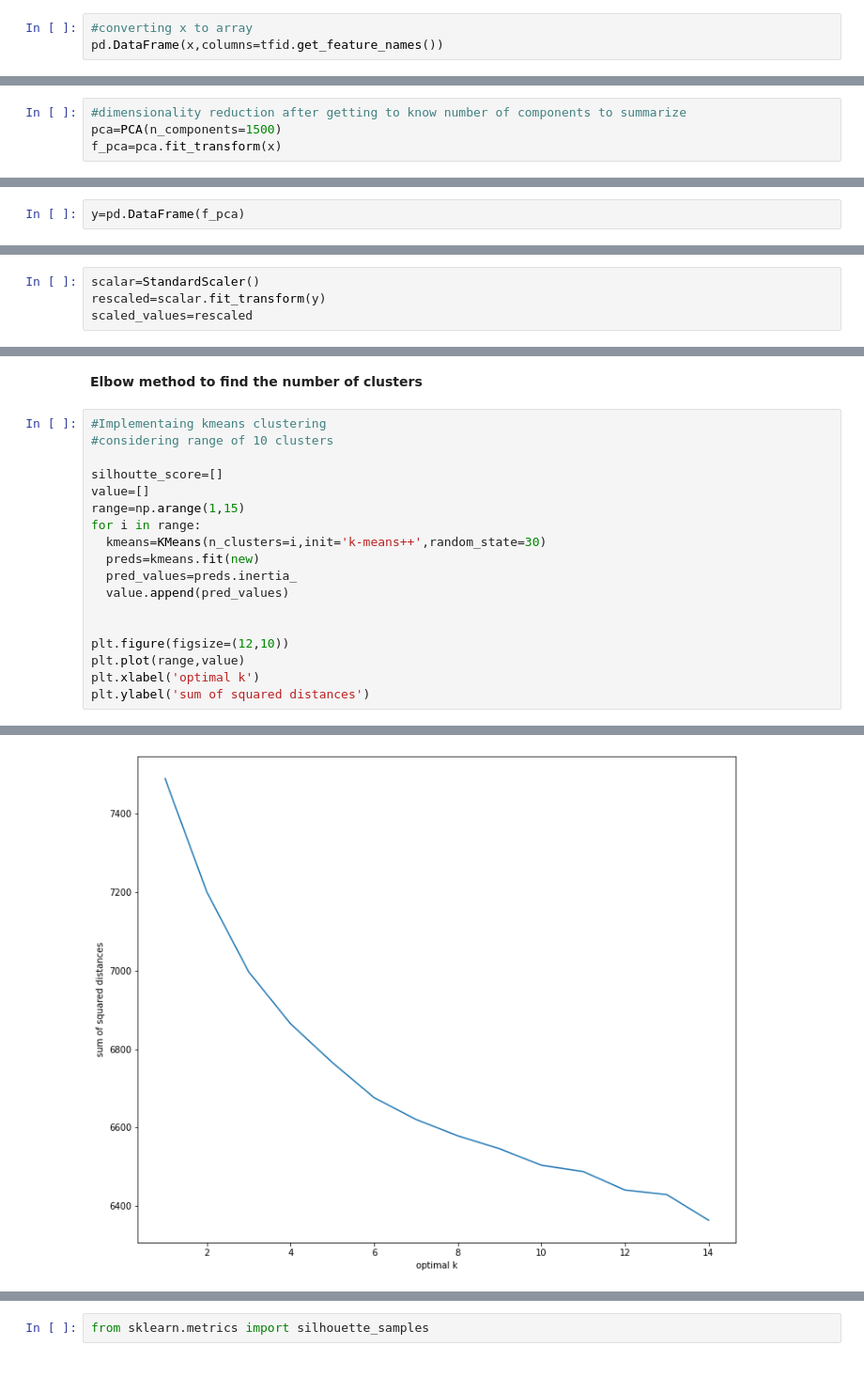
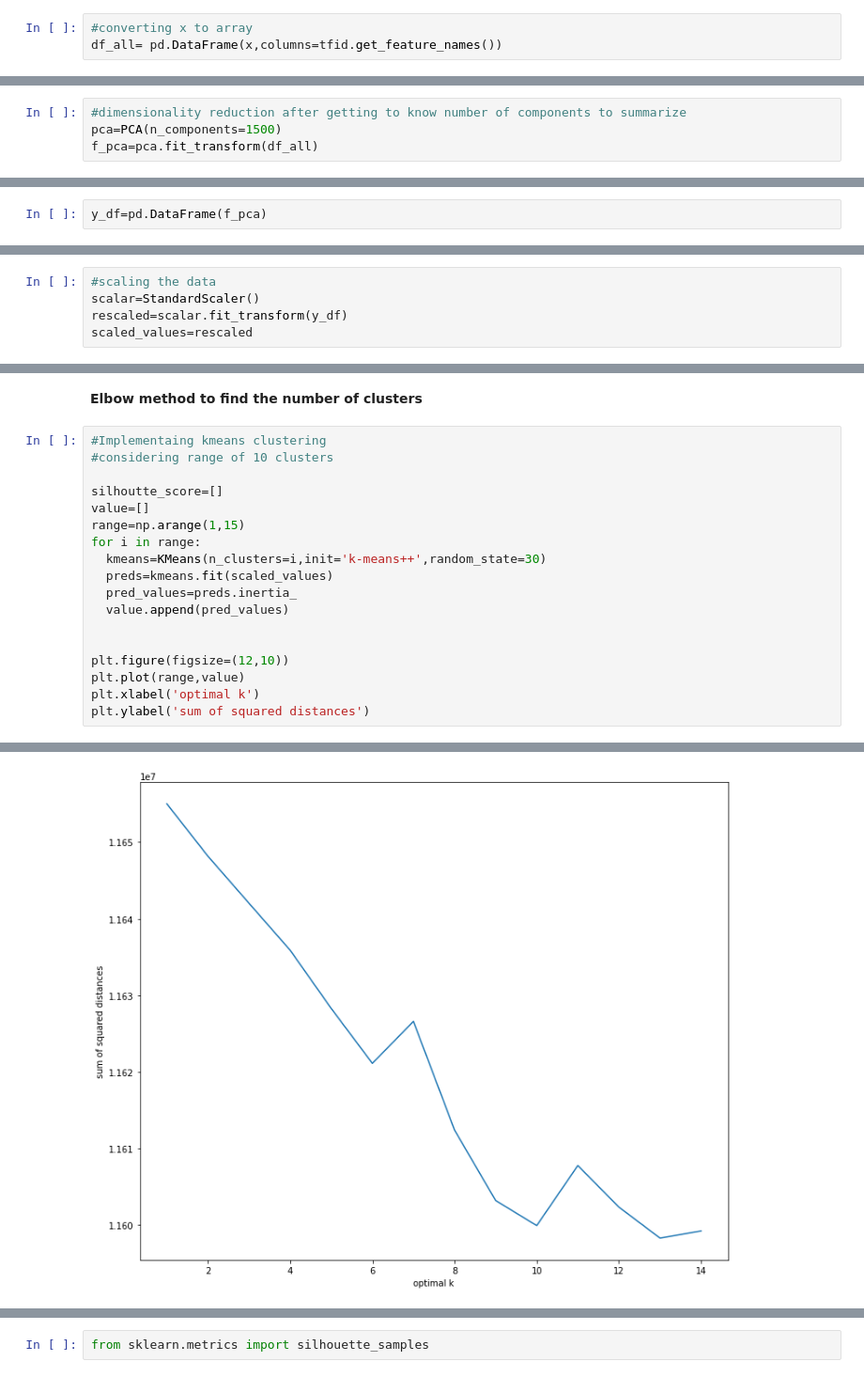
Before and after one commit to charann90/Netflix-Movies-and-TV-Shows-Clustering, a Jupyter notebook: netflix.ipynb, the cells around one changed output, grey strips where cells are left out. Shown at 94% size. Drawn from its saved outputs; the diff is of its cells as text.

```diff
--- a/netflix.ipynb
+++ b/netflix.ipynb
@@ -724,4 +705,4 @@ tfid.get_feature_names()
  ...]
 # %%
 #converting x to array
-pd.DataFrame(x,columns=tfid.get_feature_names())
+df_all= pd.DataFrame(x,columns=tfid.get_feature_names())
@@ -763,7 +730,7 @@ Text(0, 0.5, 'eVR')
 # %%
 #dimensionality reduction after getting to know number of components to summarize
 pca=PCA(n_components=1500)
-f_pca=pca.fit_transform(x)
+f_pca=pca.fit_transform(df_all)
 # %%
 f_pca
 # %% [output]
@@ -783,3 +750,3 @@ array([[-1.01966782e-01,  2.23438248e-01, -5.42562270e-02, ...,
 # %%
-y=pd.DataFrame(f_pca)
+y_df=pd.DataFrame(f_pca)
 # %%
@@ -804,7 +771,8 @@ from sklearn.cluster import KMeans
 from sklearn.metrics import silhouette_score
 from sklearn.cluster import AgglomerativeClustering
 # %%
+#scaling the data
 scalar=StandardScaler()
-rescaled=scalar.fit_transform(y)
+rescaled=scalar.fit_transform(y_df)
 scaled_values=rescaled
 # %%
@@ -827,21 +795,21 @@ new.describe()
 # %%
 #Implementaing kmeans clustering
 #considering range of 10 clusters
 
 silhoutte_score=[]
 value=[]
 range=np.arange(1,15)
 for i in range:
   kmeans=KMeans(n_clusters=i,init='k-means++',random_state=30)
-  preds=kmeans.fit(new)
+  preds=kmeans.fit(scaled_values)
   pred_values=preds.inertia_
   value.append(pred_values)
 
 
 plt.figure(figsize=(12,10))
 plt.plot(range,value)
 plt.xlabel('optimal k')
 plt.ylabel('sum of squared distances')
 # %% [output]
 Text(0, 0.5, 'sum of squared distances')
-[figure, old version]
+[figure, new version]
```
Also changed, not shown: parts of 66 cells of this notebook.
